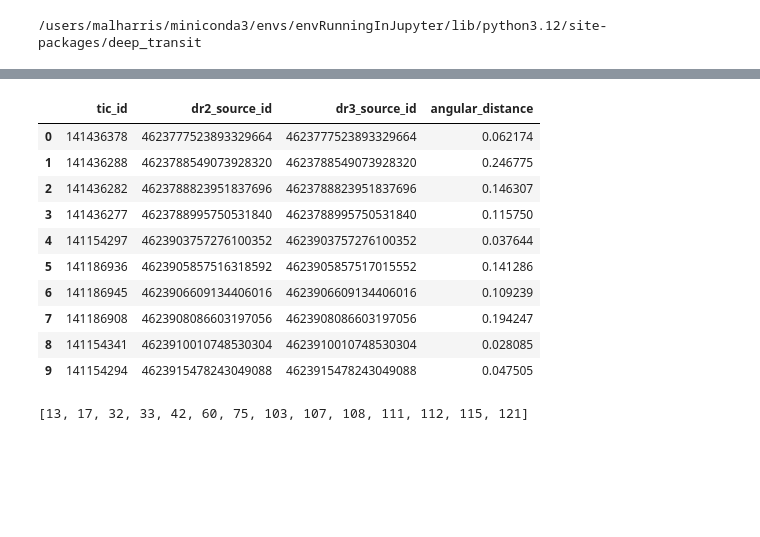
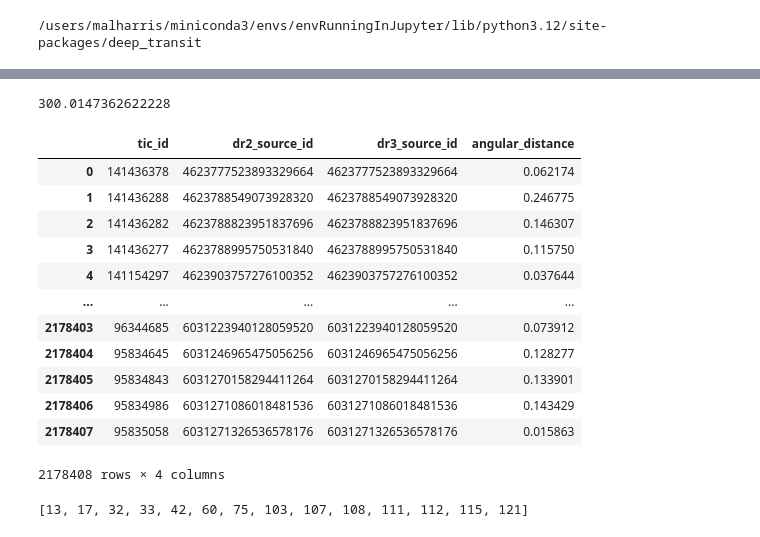
Before and after one commit to bagooba/lpp_search, a Jupyter notebook: jupyter_checks/testing_files.ipynb, the cells around one changed output, grey strips where cells are left out. Cells and saved outputs as stored; diff of their text form; code cells hidden in the pictures; blank space fills up the shorter version.

```diff
--- a/jupyter_checks/testing_files.ipynb
+++ b/jupyter_checks/testing_files.ipynb
@@ -94,21 +94,27 @@ for file in glob.glob('../toi_data/*/*.csv'):
 IPython.OutputArea.auto_scroll_threshold = 9999;
 # %% [output]
 [interactive output not drawn]
+# %%
+2178407/7261
+# %% [output]
+300.0147362622228
 # %%
 import pandas as pd
-pd.read_csv('../data/dr2_dr3_ticid_final.csv', nrows = 10)
+pd.read_csv('../data/dr2_dr3_ticid_final.csv')
 # %% [output]
 |  | tic_id | dr2_source_id | dr3_source_id | angular_distance |
 | 0 | 141436378 | 4623777523893329664 | 4623777523893329664 | 0.062174 |
 | 1 | 141436288 | 4623788549073928320 | 4623788549073928320 | 0.246775 |
 | 2 | 141436282 | 4623788823951837696 | 4623788823951837696 | 0.146307 |
 | 3 | 141436277 | 4623788995750531840 | 4623788995750531840 | 0.115750 |
 | 4 | 141154297 | 4623903757276100352 | 4623903757276100352 | 0.037644 |
-| 5 | 141186936 | 4623905857516318592 | 4623905857517015552 | 0.141286 |
-| 6 | 141186945 | 4623906609134406016 | 4623906609134406016 | 0.109239 |
-| 7 | 141186908 | 4623908086603197056 | 4623908086603197056 | 0.194247 |
-| 8 | 141154341 | 4623910010748530304 | 4623910010748530304 | 0.028085 |
-| 9 | 141154294 | 4623915478243049088 | 4623915478243049088 | 0.047505 |
+| ... | ... | ... | ... | ... |
+| 2178403 | 96344685 | 6031223940128059520 | 6031223940128059520 | 0.073912 |
+| 2178404 | 95834645 | 6031246965475056256 | 6031246965475056256 | 0.128277 |
+| 2178405 | 95834843 | 6031270158294411264 | 6031270158294411264 | 0.133901 |
+| 2178406 | 95834986 | 6031271086018481536 | 6031271086018481536 | 0.143429 |
+| 2178407 | 95835058 | 6031271326536578176 | 6031271326536578176 | 0.015863 |
+2178408 rows × 4 columns
 # %%
 missed = ['TIC 119584412','TIC 102734241', 'TIC 470381900', 'TIC 37749396', 'TIC 126606859', 'TIC 52005579', 'TIC 380887434', 'TIC 230055368',
  'TIC 240968774', 'TIC 18318288', 'TIC 261135533', 'TIC 305048087', 'TIC 289164482', 'TIC 163539739']
```
Also changed, not shown: 11 other files.
